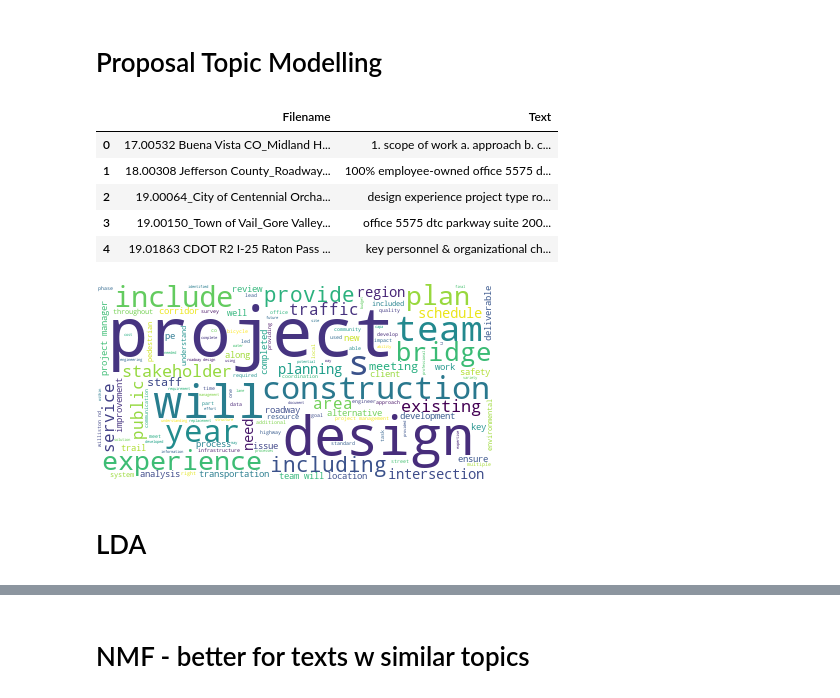
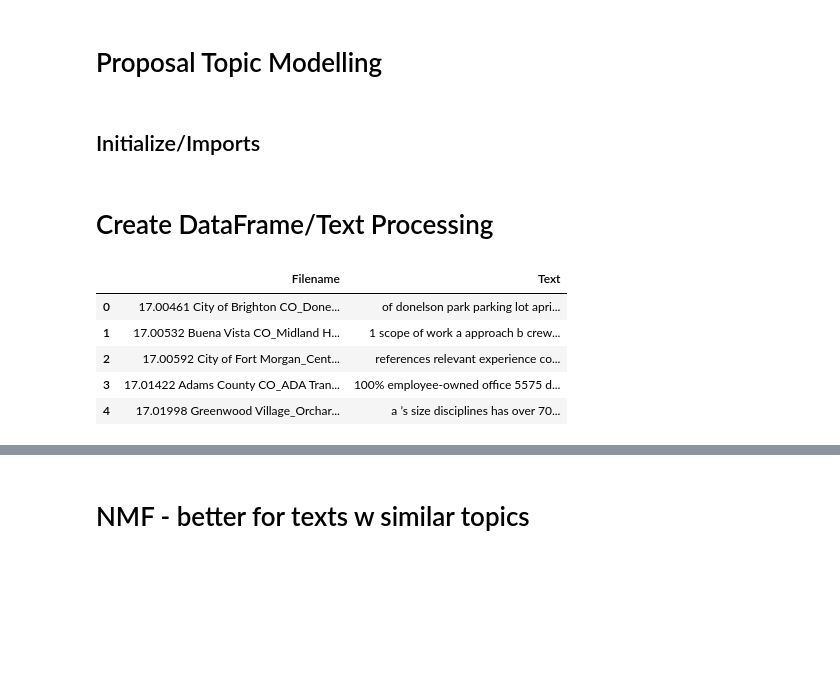
Before and after one commit to ak4728/proposal-automation, a Jupyter notebook: Proposal Topic Modelling.ipynb, the cells around one changed output, grey strips where cells are left out. Cells and saved outputs as stored; diff of their text form; code cells hidden in the pictures; blank space fills up the shorter version.

```diff
--- a/Proposal Topic Modelling.ipynb
+++ b/Proposal Topic Modelling.ipynb
@@ -1,5 +1,7 @@
 # %% [markdown]
 # Proposal Topic Modelling
+# %% [markdown]
+## Initialize/Imports
 # %%
 # Import libs
 import json
@@ -28,48 +31,47 @@ city_county = ['Ulteig','city','county','town','CDOT', 'Adams', 'Arapahoe', 'Arv
 
 staff = [x.lower() for x in staff]
 city_county = [x.lower() for x in city_county]
+# %% [markdown]
+# Create DataFrame/Text Processing
 # %%
-# Import files -> Create DF
-directory = '../jsons/'
+# Import files, Create DF
+directory = './jsons/'
 df = pd.DataFrame(columns=["Filename", "Text"])
 
-# Convert the titles to lowercase
-df['Text'] = df['Text'].map(lambda x: x.lower())
-# Remove punctuation
-df['Text'] = df['Text'].map(lambda x: re.sub('[,\.!?]', '', x))
-# Remove stop words
-from nltk.corpus import stopwords
-stop = stopwords.words('english')
-df['Text'].apply(lambda x: [item for item in x if item not in stop])
-
-
-# iterate over files in that directory
+# iterate over files in that directory & remove staff members/places
 for filename in os.listdir(directory):
     f = os.path.join(directory, filename)
     text = ""
 
     # Dump to file
     with open(f, "r") as json_file:
         data = json.load(json_file)
 
     for key in data:
         x = data[key].lower()
         key = key.lower()
         for member in staff:
             x = x.replace(member.lower(), ' ')
             key = key.replace(member.lower(), ' ')
         for city in city_county:
             x = x.replace(city.lower(), ' ')
             key = key.replace(city.lower(), ' ')
         text = text + " " + key + " " + x
+
     filename = filename.rstrip(".json")
     df = df.append({"Filename":filename, "Text":text}, ignore_index=True)
 
+# Convert the titles to lowercase
+df['Text'] = df['Text'].map(lambda x: x.lower())
+
+# Remove punctuation
+df['Text'] = df['Text'].map(lambda x: re.sub('[,\.!?&]', '', x))
+
 df.head()
 # %% [output]
 |  | Filename | Text |
-| 0 | 17.00532 Buena Vista CO_Midland H... | 1. scope of work a. approach b. c... |
-| 1 | 18.00308 Jefferson County_Roadway... | 100% employee-owned office 5575 d... |
-| 2 | 19.00064_City of Centennial Orcha... | design experience project type ro... |
-| 3 | 19.00150_Town of Vail_Gore Valley... | office 5575 dtc parkway suite 200... |
-| 4 | 19.01863 CDOT R2 I-25 Raton Pass ... | key personnel & organizational ch... |
+| 0 | 17.00461 City of Brighton CO_Done... | of donelson park parking lot apri... |
+| 1 | 17.00532 Buena Vista CO_Midland H... | 1 scope of work a approach b crew... |
+| 2 | 17.00592 City of Fort Morgan_Cent... | references relevant experience co... |
+| 3 | 17.01422 Adams County CO_ADA Tran... | 100% employee-owned office 5575 d... |
+| 4 | 17.01998 Greenwood Village_Orchar... | a ’s size disciplines has over 70... |
@@ -83,17 +78,3 @@ df['text_processed'] = df['text_processed'].map(lambda x: x.lower())
-# %%
-from wordcloud import WordCloud
-
-# Join texts
-long_string = ','.join(list(df['text_processed'].values))
-
-# Generate a word cloud
-wordcloud = WordCloud(background_color="white", max_words=500, contour_width=3, contour_color='steelblue')
-wordcloud.generate(long_string)
-wordcloud.to_image()
-# %% [output]
-[figure, removed]
-# %% [markdown]
-# LDA
 # %%
 import gensim
 from gensim.utils import simple_preprocess
```
Also changed, not shown: parts of 17 cells of this notebook.
